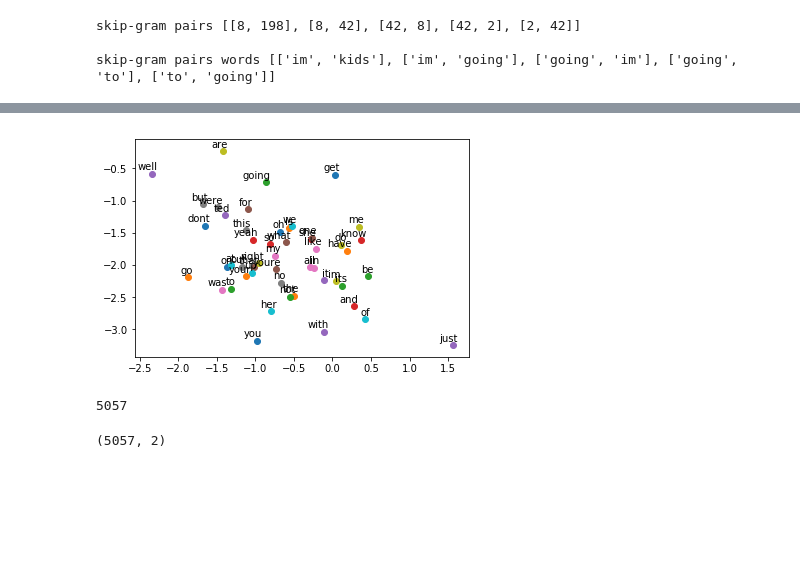
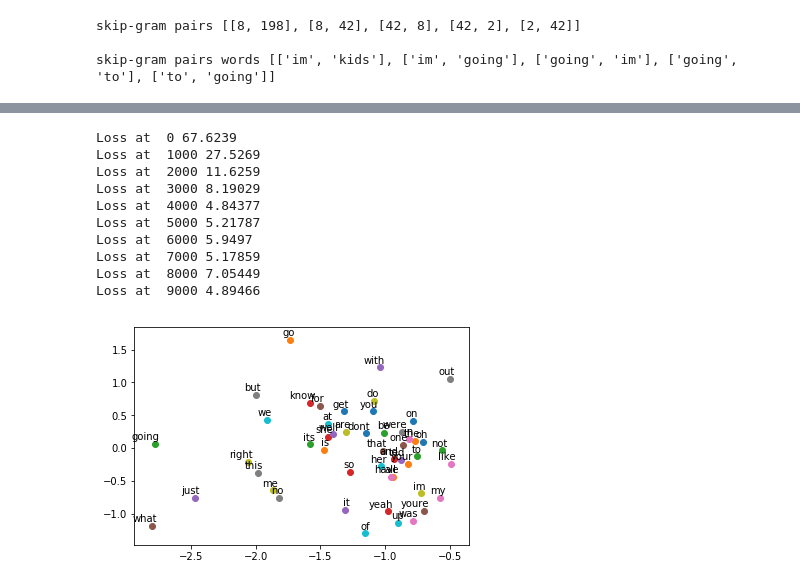
Before and after one commit to Madhu009/Deep-math-machine-learning.ai, a Jupyter notebook: NLP/Word2Vec.ipynb, the cells around one changed output, grey strips where cells are left out. Drawn from its saved outputs; the diff is of its cells as text; code cells hidden in the pictures; blank space fills up the shorter version.

Commit message:
more epochs

```diff
--- a/NLP/Word2Vec.ipynb
+++ b/NLP/Word2Vec.ipynb
@@ -229,40 +231,42 @@ loss = tf.reduce_mean(tf.nn.nce_loss(nce_weights, nce_biases, Y, embed, num_samp
 # Use the adam optimizer
 optimizer = tf.train.AdamOptimizer(1e-1).minimize(loss)
 # %%
-epochs=100
+epochs=10000
 with tf.Session() as sess:
     sess.run(tf.global_variables_initializer())
 
     for epoch in range(epochs):
 
         batch_inputs, batch_labels = get_batch(batch_size)
         _,loss_val=sess.run([optimizer,loss],feed_dict = {X : batch_inputs, Y : batch_labels })
 
-        #if epoch % 10 == 0:
-          #print("Loss at ", epoch, loss_val) # Report the loss
+        if epoch % 1000 == 0:
+            print("Loss at ", epoch, loss_val) # Report the loss
 
     # Final embeddings are ready for you to use. Need to normalize for practical use
     trained_embeddings = embeddings.eval()
 
 
 import matplotlib.pyplot as plt
 # Show word2vec if dim is 2
 if trained_embeddings.shape[1] == 2:
     labels = unique_words[:50] # Show top 10 words
     for i, label in enumerate(labels):
         x, y = trained_embeddings[i,:]
         plt.scatter(x, y)
         plt.annotate(label, xy=(x, y), xytext=(5, 2),
             textcoords='offset points', ha='right', va='bottom')
     #plt.savefig("word2vec.png")
     plt.show()
 # %% [output]
+Loss at  0 67.6239
+Loss at  1000 27.5269
+Loss at  2000 11.6259
+Loss at  3000 8.19029
+Loss at  4000 4.84377
+Loss at  5000 5.21787
+Loss at  6000 5.9497
+Loss at  7000 5.17859
+Loss at  8000 7.05449
+Loss at  9000 4.89466
-[figure, old version]
+[figure, new version]
-# %%
-len(trained_embeddings)
-# %% [output]
-5057
-# %%
-trained_embeddings.shape
-# %% [output]
-(5057, 2)
```
Also changed, not shown: parts of 3 cells of this notebook.
